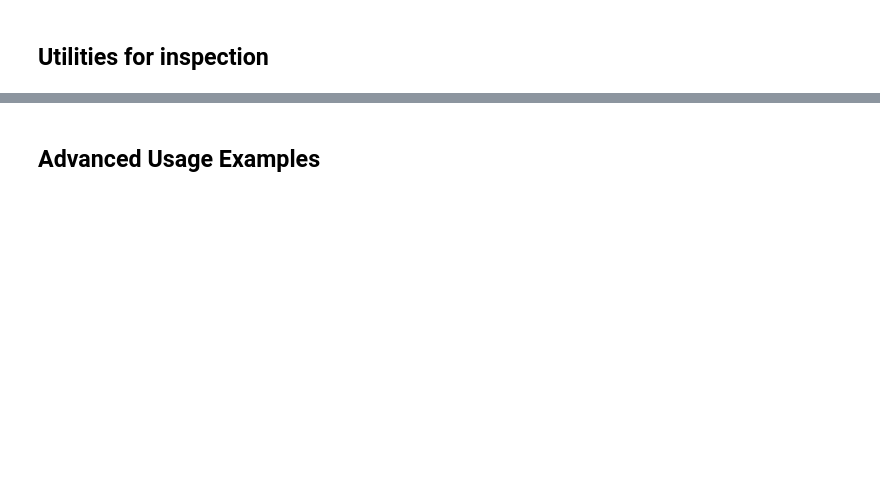
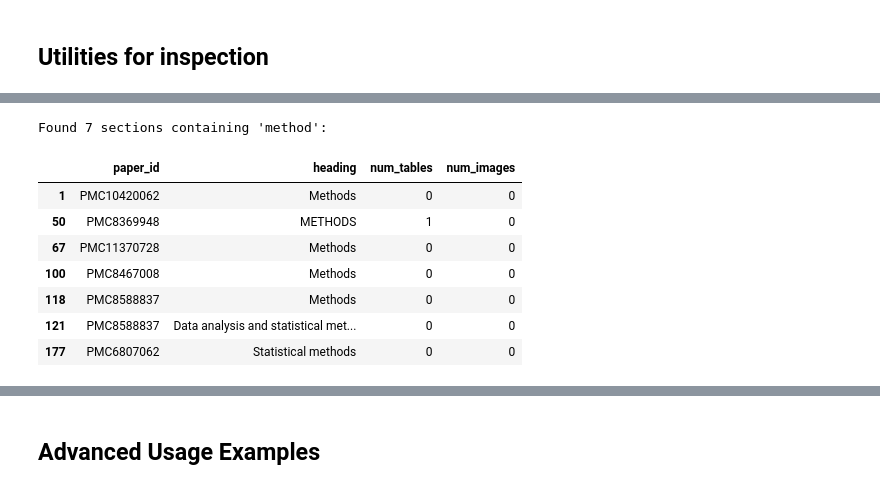
Before and after one commit to AGH-Projects-Library/ai4es-oa-paper-scrapper, a Jupyter notebook: notebooks/inspect_clean_export.ipynb, the cells around one changed output, grey strips where cells are left out. Saved outputs shown, nothing was run; the diff lists cells and outputs as text; code cells hidden in the pictures; blank space fills up the shorter version.

```diff
--- a/notebooks/inspect_clean_export.ipynb
+++ b/notebooks/inspect_clean_export.ipynb
@@ -221,0 +235,16 @@ CSV Path: tables/PMC11659254/table_1.csv
+# %%
+# Filter sections by keyword (case-insensitive)
+keyword = "method"
+methods_sections = df_sections[df_sections['heading'].str.contains(keyword, case=False, na=False)]
+print(f"Found {len(methods_sections)} sections containing '{keyword}':\n")
+display(methods_sections[['paper_id', 'heading', 'num_tables', 'num_images']])
+# %% [output]
+Found 7 sections containing 'method':
+|  | paper_id | heading | num_tables | num_images |
+| 1 | PMC10420062 | Methods | 0 | 0 |
+| 50 | PMC8369948 | METHODS | 1 | 0 |
+| 67 | PMC11370728 | Methods | 0 | 0 |
+| 100 | PMC8467008 | Methods | 0 | 0 |
+| 118 | PMC8588837 | Methods | 0 | 0 |
+| 121 | PMC8588837 | Data analysis and statistical met... | 0 | 0 |
+| 177 | PMC6807062 | Statistical methods | 0 | 0 |
```
Also changed, not shown: parts of 12 cells of this notebook, 4 other files.
